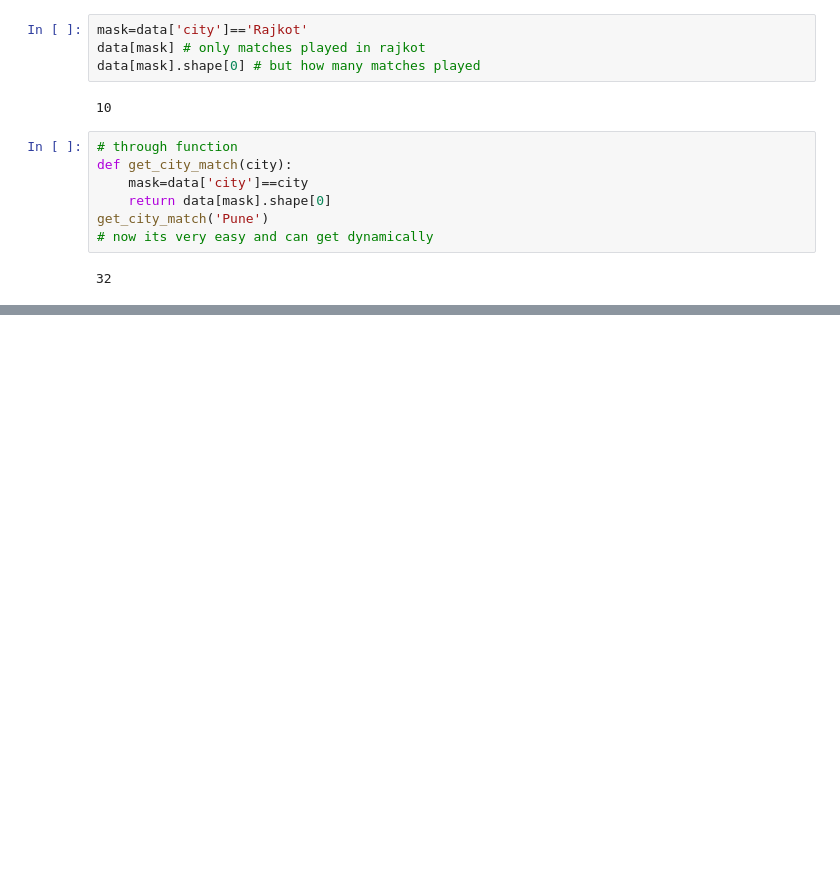
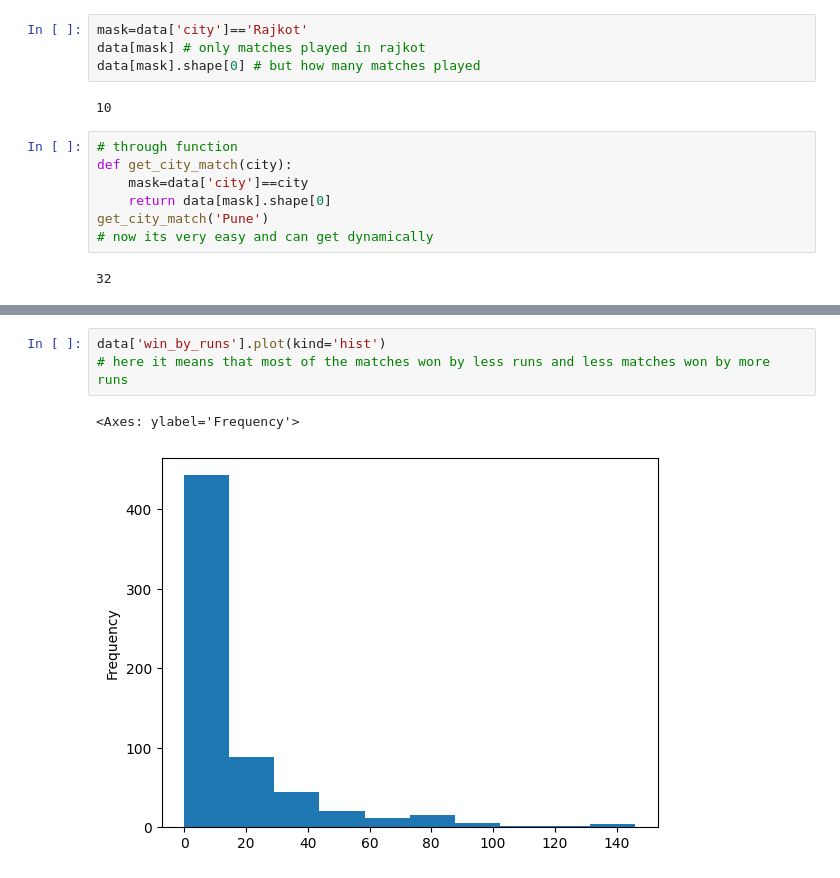
Before and after one commit to BilalWazir033/Ai-Lab, a Jupyter notebook: Ai Course by CampusX/Pandas/Pandas.ipynb, the cells around one changed output, grey strips where cells are left out. Saved outputs shown, nothing was run; the diff lists cells and outputs as text; blank space fills up the shorter version.

```diff
--- a/Ai Course by CampusX/Pandas/Pandas.ipynb
+++ b/Ai Course by CampusX/Pandas/Pandas.ipynb
@@ -171,0 +221,6 @@ data[mask1 & mask2] # by putting .shape[0] at the end will give the number
+# %%
+data['win_by_runs'].plot(kind='hist')
+# here it means that most of the matches won by less runs and less matches won by more runs
+# %% [output]
+<Axes: ylabel='Frequency'>
+[figure, added]
```
Also changed, not shown: parts of 9 cells of this notebook.
